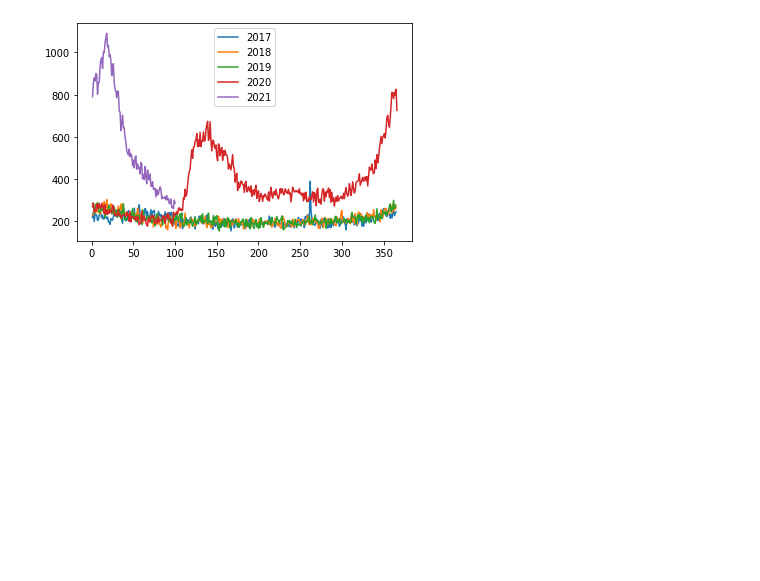
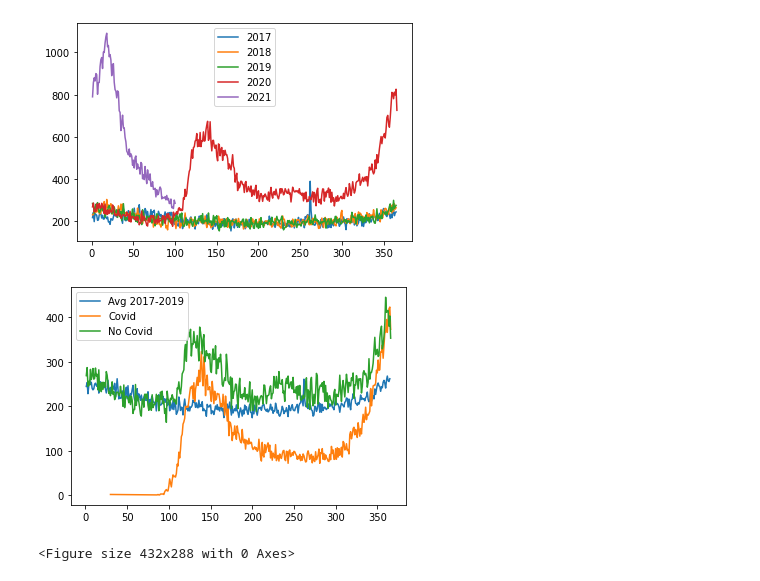
Before and after one commit to Momoyactly/cdmx-covid-analysis, a Jupyter notebook: cleaning.ipynb, the cells around one changed output. Drawn from its saved outputs; the diff is of its cells as text; code cells hidden in the pictures; blank space fills up the shorter version.

Commit message:
addes second plot

```diff
--- a/cleaning.ipynb
+++ b/cleaning.ipynb
@@ -66,3 +66,17 @@ plt.legend()
 plt.savefig('Images/dethsByYear.png', bbox_inches='tight')
 # %% [output]
 [figure]
+# %%
+avg_past_year=(month_grouped['Date'].loc[2017].values+month_grouped['Date'].loc[2018].values+month_grouped['Date'].loc[2019].values)/3
+covid_2020 = def_df[(def_df['causa'] != 'Otra')&(def_df['Year'] == 2020)]
+no_covid_2020 = def_df[(def_df['causa'] == 'Otra')&(def_df['Year'] == 2020)]
+
+plt.plot(range(1,366),avg_past_year,label = 'Avg 2017-2019')
+plt.plot(covid_2020.groupby(['Day']).count()['Date'],label = 'Covid')
+plt.plot(no_covid_2020.groupby(['Day']).count()['Date'],label = 'No Covid')
+plt.legend()
+plt.show()
+plt.savefig('Images/CovidVSnoCovid.png')
+# %% [output]
+[figure, added]
+<Figure size 432x288 with 0 Axes>
```
Also changed, not shown: 3 other files.
